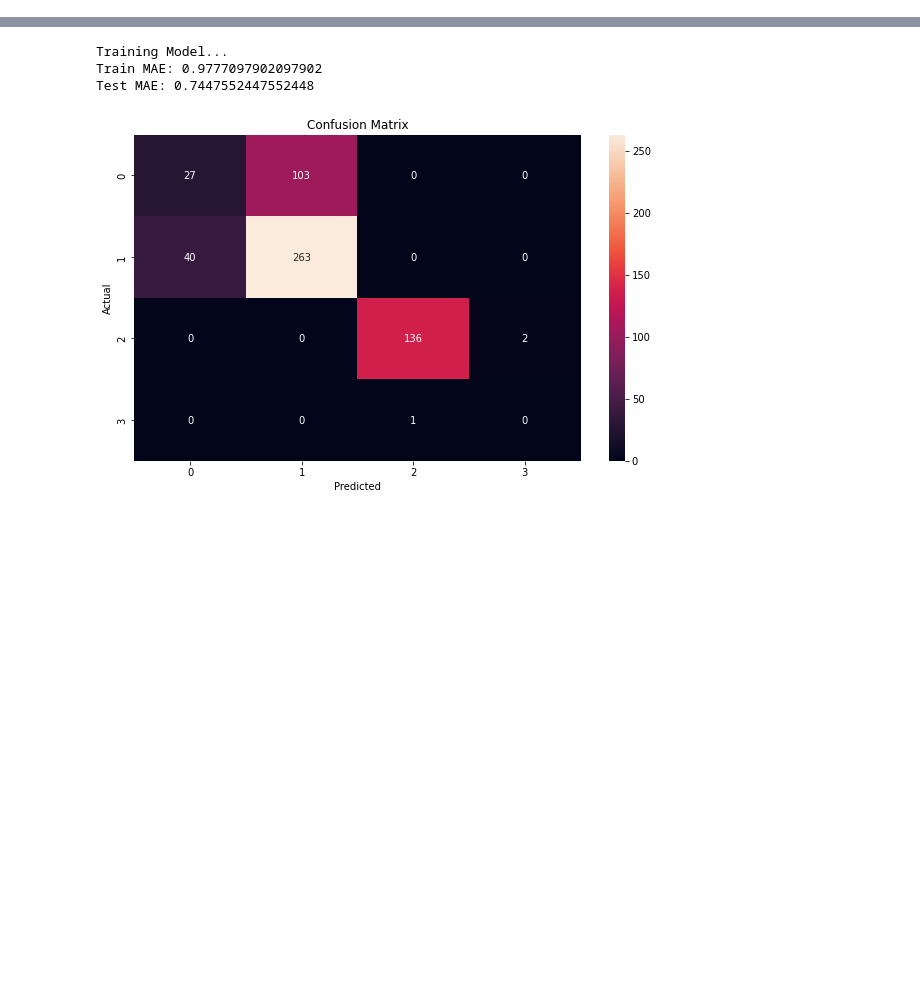
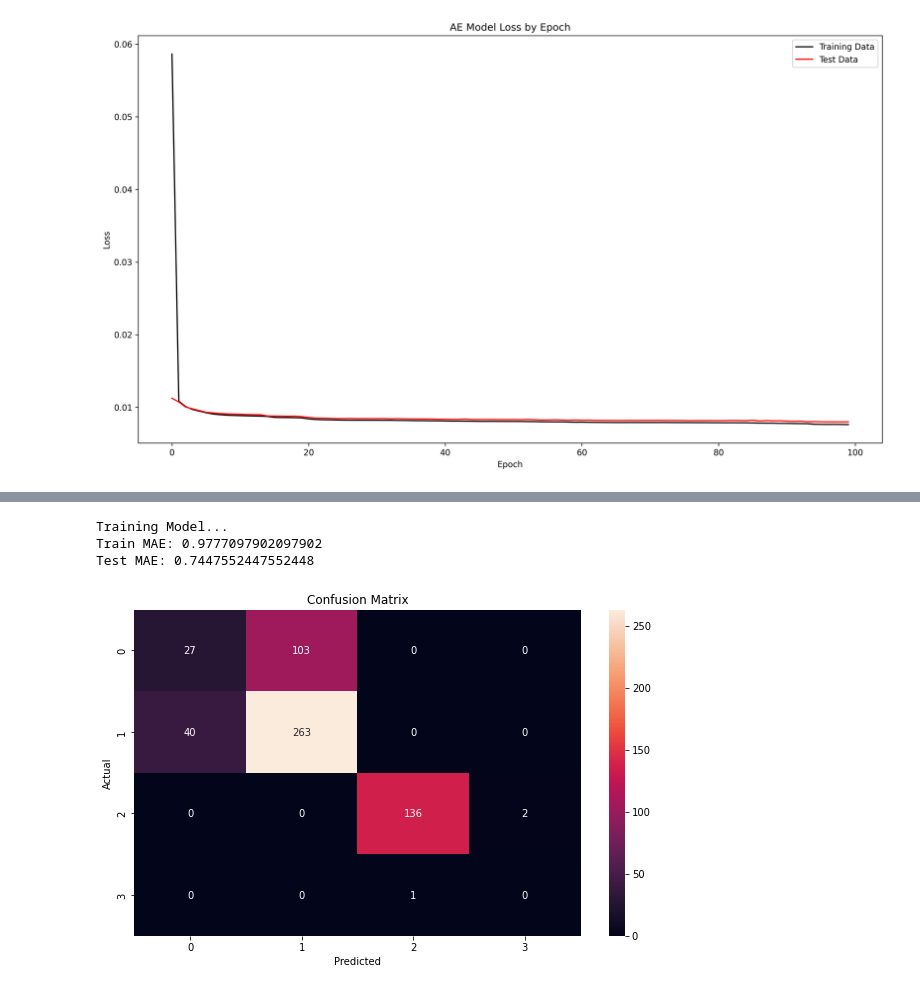
Before and after one commit to KeeganCK/SENG474Project, a Jupyter notebook: Project_V3/process.ipynb, the cells around one changed output, grey strips where cells are left out. Cells and saved outputs as stored; diff of their text form; code cells hidden in the pictures; blank space fills up the shorter version.

```diff
--- a/Project_V3/process.ipynb
+++ b/Project_V3/process.ipynb
@@ -112,0 +516,14 @@ Name: name, dtype: object
+# %%
+from gensim.models  import Word2Vec
+w2v_model = Word2Vec(min_count=1, workers=5, window =3, sg = 1)
+
+def create_soup(x):
+    return ','.join(x['genres']) + ','+ x['city_2'] + ',' + x['country']+',' + x['gender']+',' + x['type'] +','+ x['name']
+
+df3['soup2'] = df3.apply(create_soup, axis=1)
+sent = [row.split(',') for row in df3['soup2']]
+# tagged_data = [TaggedDocument(d, [df3.at[i,'name']]) for i, d in enumerate(sent)]
+w2v_model.build_vocab(sent, progress_per=10000)
+# model = Doc2Vec(tagged_data, vector_size = 3, window = 2, min_count = 1, epochs = 100)
+
+w2v_model.train(sent, total_examples=w2v_model.corpus_count, epochs=1000, report_delay=1)
@@ -112,0 +561,75 @@ Name: name, dtype: object
+# %%
+# Tensorflow / Keras
+from tensorflow import keras # for building Neural Networks
+print('Tensorflow/Keras: %s' % keras.__version__) # print version
+from keras import Input # for instantiating a keras tensor
+from keras.layers import Dense # for adding Dense layers to AE model
+from keras.models import Model # for creating a Neural Network Autoencoder model
+from sklearn.model_selection import train_test_split
+
+
+# Data manipulation
+import numpy as np # for data manipulation
+print('numpy: %s' % np.__version__) # print version
+
+
+# Visualization
+import matplotlib
+import matplotlib.pyplot as plt # for plotting model loss
+print('matplotlib: %s' % matplotlib.__version__) # print version
+import seaborn as sns # for plotting neuron heatmap
+print('seaborn: %s' % sns.__version__) # print version
+
+
+# Other utilities
+import sys
+import os
+count = CountVectorizer()
+X = count.fit_transform(df3['soup'])
+
+X_train, X_test, y_train, y_test = train_test_split(X.toarray(), indices, test_size=0.33, random_state=42)
+#----------- Build AE Model ----------#
+
+# Shapes
+AE_n_inputs=X_train.shape[1] #--- No. of neurons for the input and output layers
+AE_n_hidden=16 #--- No. of neurons for the hidden layers (including bottleneck)
+
+# Layers
+AE_visible = Input(shape=(AE_n_inputs,), name='AE-Input-Layer') #--- Input-Layer
+AE_enc_hidden = Dense(units=512, activation='relu', name='AE-Encoder-Hidden-Layer')(AE_visible) #--- Encoder-Hidden-Layer
+AE_bottleneck = Dense(units=256, activation='relu', name='AE-Bottleneck-Layer')(AE_enc_hidden) #--- Bottleneck-Layer
+AE_dec_hidden = Dense(units=128, activation='relu', name='AE-Decoder-Hidden-Layer')(AE_bottleneck) #--- Decoder-Hidden-Layer
+AE_output = Dense(units=AE_n_inputs, activation='sigmoid', name='AE-Output-Layer')(AE_dec_hidden) #--- Output-Layer
+
+# Define autoencoder model
+AE_model = Model(inputs=AE_visible, outputs=AE_output, name='Autoencoder-Model')
+
+# Compile autoencoder model
+AE_model.compile(optimizer='adam', loss='mse')
+
+# Print model summary
+print(AE_model.summary())
+
+
+# Fit the autoencoder model to reconstruct input
+AE_history = AE_model.fit(X_train, X_train, epochs=100, batch_size=16, verbose=1, validation_data=(X_test, X_test))
+
+
+#---------- Plot a loss chart ----------#
+fig, ax = plt.subplots(figsize=(16,9), dpi=300)
+plt.title(label='AE Model Loss by Epoch', loc='center')
+ax.plot(AE_history.history['loss'], label='Training Data', color='black')
+ax.plot(AE_history.history['val_loss'], label='Test Data', color='red')
+ax.set(xlabel='Epoch', ylabel='Loss')
+plt.legend()
+plt.show()
+
+
+#----------- Save AE Encoder Model ----------#
+
+# Define an encoder model without the decoder
+AE_encoder = Model(inputs=AE_visible, outputs=AE_bottleneck)
+
+# Compile encoder model
+AE_encoder.compile(optimizer='adam', loss='mse')
+# %% [output]
@@ -112,0 +653 @@ Name: name, dtype: object
+[figure, added]
```
Also changed, not shown: parts of 25 cells of this notebook.
